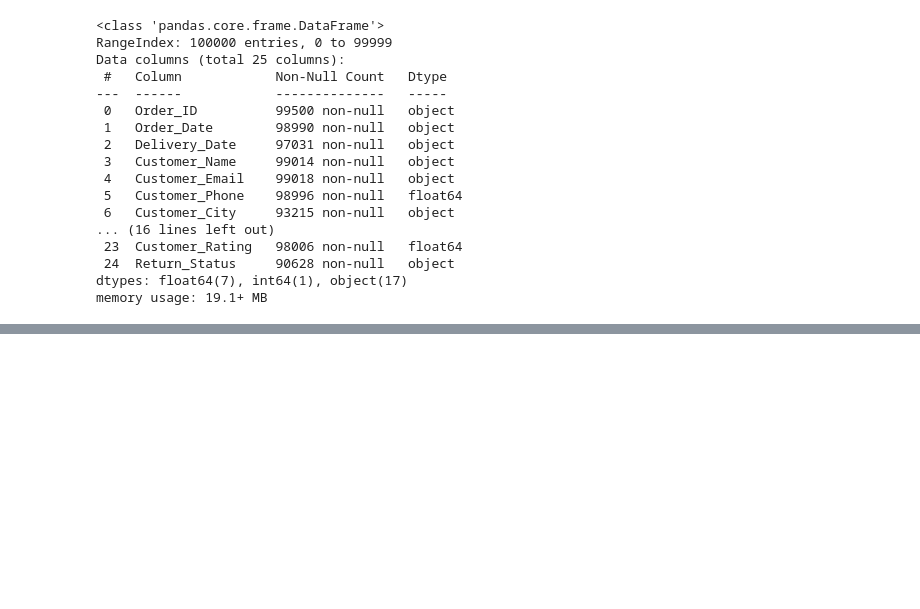
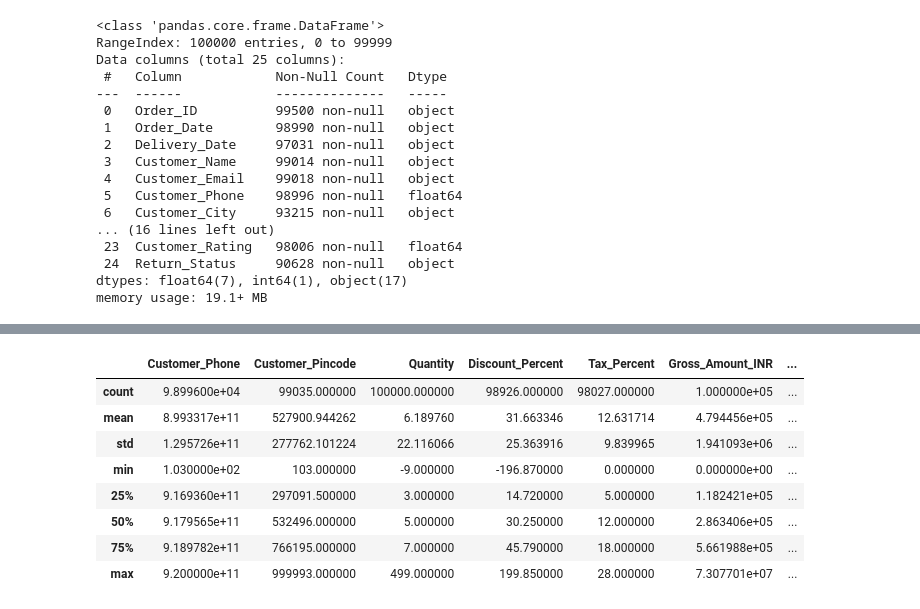
Before and after one commit to alam292/amazon-ecommerce-sales-customer-review-analysis, a Jupyter notebook: e-commerce.ipynb, the cells around one changed output, grey strips where cells are left out. Saved outputs shown, nothing was run; the diff lists cells and outputs as text; code cells hidden in the pictures; blank space fills up the shorter version.

```diff
--- a/e-commerce.ipynb
+++ b/e-commerce.ipynb
@@ -74,0 +90,12 @@ memory usage: 19.1+ MB
+# %%
+df.describe()
+# %% [output]
+|  | Customer_Phone | Customer_Pincode | Quantity | Discount_Percent | Tax_Percent | Gross_Amount_INR | ... |
+| count | 9.899600e+04 | 99035.000000 | 100000.000000 | 98926.000000 | 98027.000000 | 1.000000e+05 | ... |
+| mean | 8.993317e+11 | 527900.944262 | 6.189760 | 31.663346 | 12.631714 | 4.794456e+05 | ... |
+| std | 1.295726e+11 | 277762.101224 | 22.116066 | 25.363916 | 9.839965 | 1.941093e+06 | ... |
+| min | 1.030000e+02 | 103.000000 | -9.000000 | -196.870000 | 0.000000 | 0.000000e+00 | ... |
+| 25% | 9.169360e+11 | 297091.500000 | 3.000000 | 14.720000 | 5.000000 | 1.182421e+05 | ... |
+| 50% | 9.179565e+11 | 532496.000000 | 5.000000 | 30.250000 | 12.000000 | 2.863406e+05 | ... |
+| 75% | 9.189782e+11 | 766195.000000 | 7.000000 | 45.790000 | 18.000000 | 5.661988e+05 | ... |
+| max | 9.200000e+11 | 999993.000000 | 499.000000 | 199.850000 | 28.000000 | 7.307701e+07 | ... |
```
Also changed, not shown: parts of 5 cells of this notebook.
